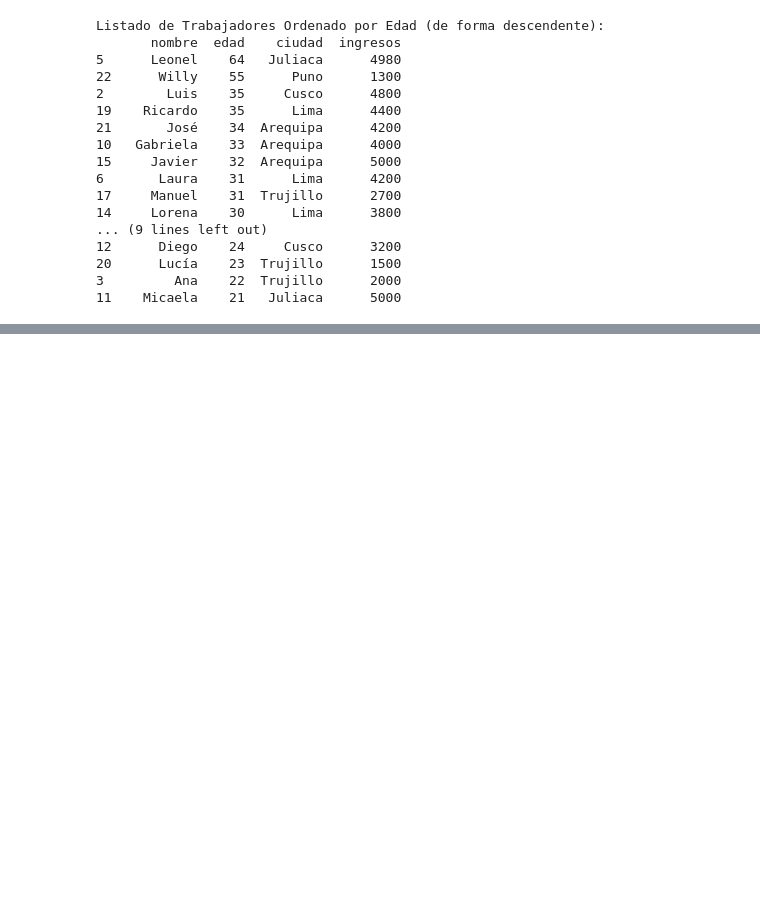
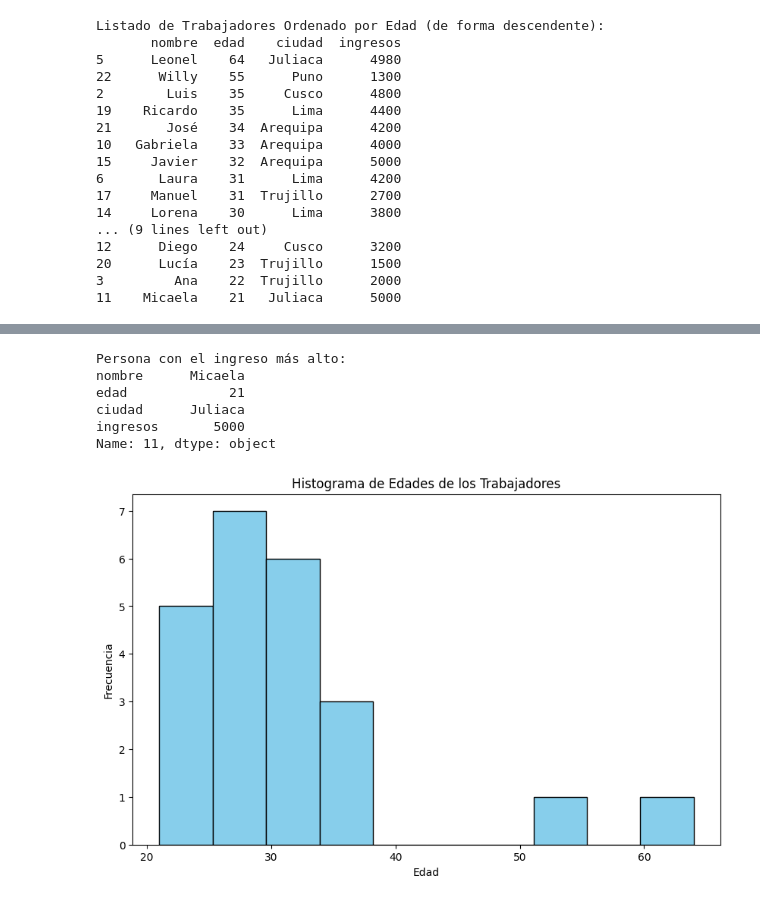
Before and after one commit to aquisxd/Application, a Jupyter notebook: Ejercicio01.ipynb, the cells around one changed output, grey strips where cells are left out. Cells and saved outputs as stored; diff of their text form; code cells hidden in the pictures; blank space fills up the shorter version.

```diff
--- a/Ejercicio01.ipynb
+++ b/Ejercicio01.ipynb
@@ -146,0 +180,28 @@ Listado de Trabajadores Ordenado por Edad (de forma descendente):
+# %%
+persona_ingreso_mas_alto = datos.loc[datos['ingresos'].idxmax()]
+
+# Imprimir la información de la persona con el ingreso más alto
+print("Persona con el ingreso más alto:")
+print(persona_ingreso_mas_alto)
+# %% [output]
+Persona con el ingreso más alto:
+nombre      Micaela
+edad             21
+ciudad      Juliaca
+ingresos       5000
+Name: 11, dtype: object
+# %%
+plt.figure(figsize=(10, 6))
+
+# Crear el histograma de edades
+plt.hist(datos['edad'], bins=10, color='skyblue', edgecolor='black')
+
+# Agregar etiquetas y título
+plt.title('Histograma de Edades de los Trabajadores')
+plt.xlabel('Edad')
+plt.ylabel('Frecuencia')
+
+# Mostrar el histograma
+plt.show()
+# %% [output]
+[figure, added]
```
Also changed, not shown: parts of 4 cells of this notebook.
